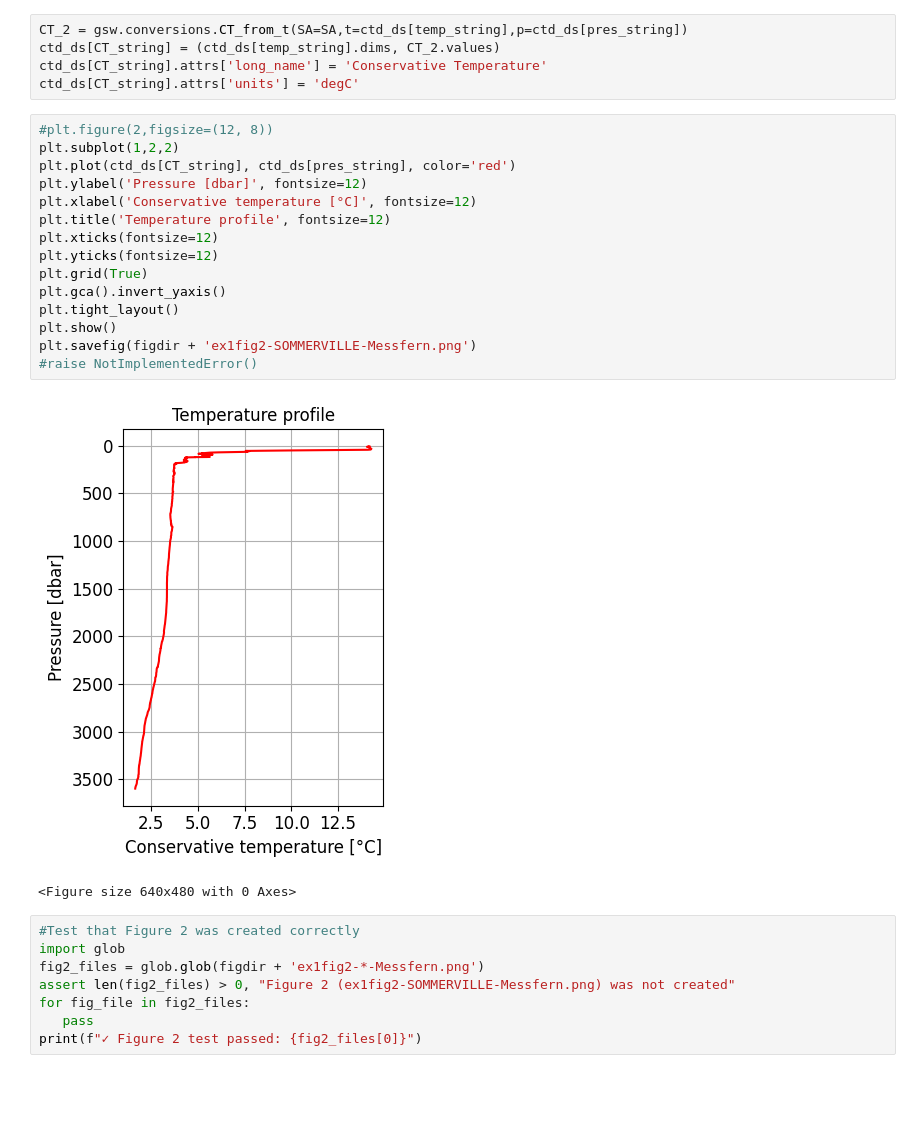
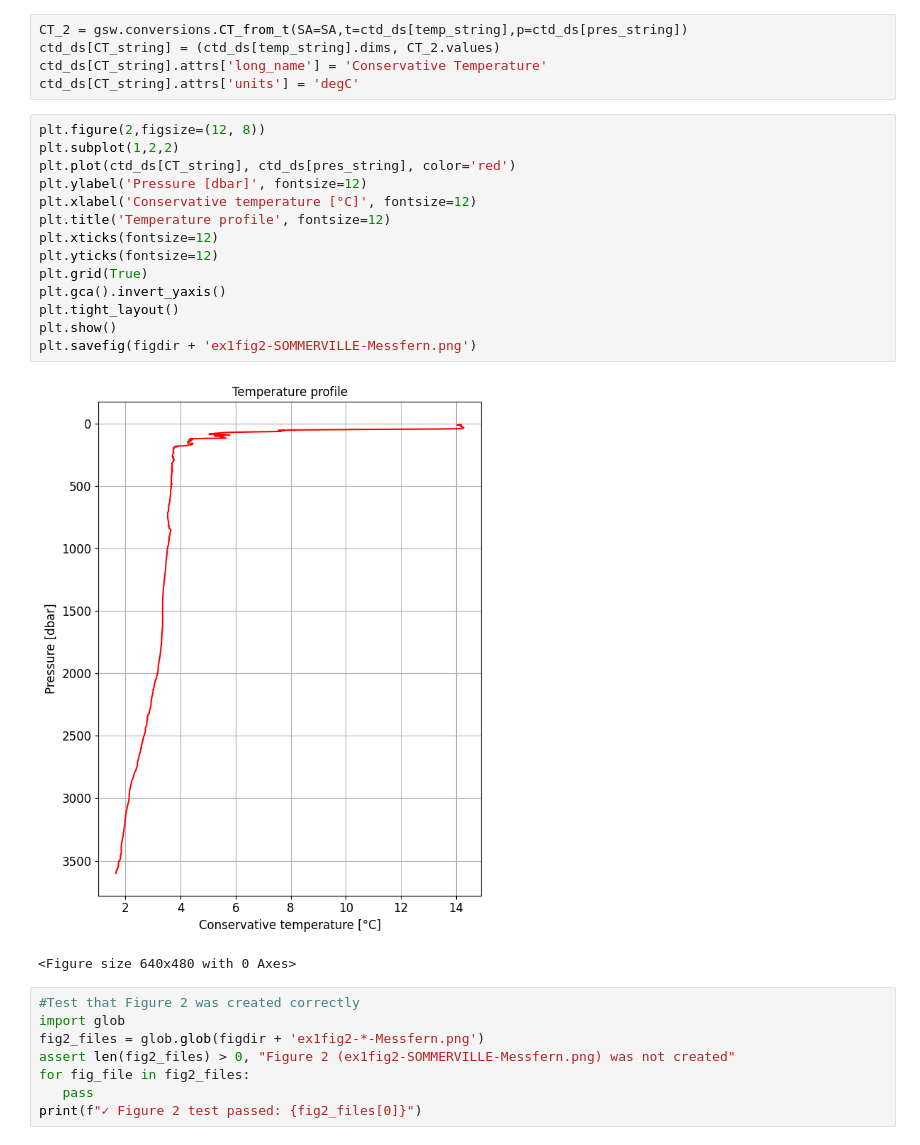
Before and after one commit to ifmeo-courses/messfern-1-ctd-HelenEire-1, a Jupyter notebook: src/assignment.ipynb, the cells around one changed output. Cells and saved outputs as stored; diff of their text form; blank space fills up the shorter version.

Commit message:
Updated Figure 2, passed and saved to netCDF file

```diff
--- a/src/assignment.ipynb
+++ b/src/assignment.ipynb
@@ -593,22 +593,21 @@ ctd_ds[CT_string] = (ctd_ds[temp_string].dims, CT_2.values)
 ctd_ds[CT_string].attrs['long_name'] = 'Conservative Temperature'
 ctd_ds[CT_string].attrs['units'] = 'degC'
 # %%
-#plt.figure(2,figsize=(12, 8))
+plt.figure(2,figsize=(12, 8))
 plt.subplot(1,2,2)
 plt.plot(ctd_ds[CT_string], ctd_ds[pres_string], color='red')
 plt.ylabel('Pressure [dbar]', fontsize=12)
 plt.xlabel('Conservative temperature [°C]', fontsize=12)
 plt.title('Temperature profile', fontsize=12)
 plt.xticks(fontsize=12)
 plt.yticks(fontsize=12)
 plt.grid(True)
 plt.gca().invert_yaxis()
 plt.tight_layout()
 plt.show()
 plt.savefig(figdir + 'ex1fig2-SOMMERVILLE-Messfern.png')
-#raise NotImplementedError()
 # %% [output]
-[figure, old version]
+[figure, new version]
 <Figure size 640x480 with 0 Axes>
 # %%
 #Test that Figure 2 was created correctly
```
Also changed, not shown: parts of 1 cell of this notebook, 1 other file.
